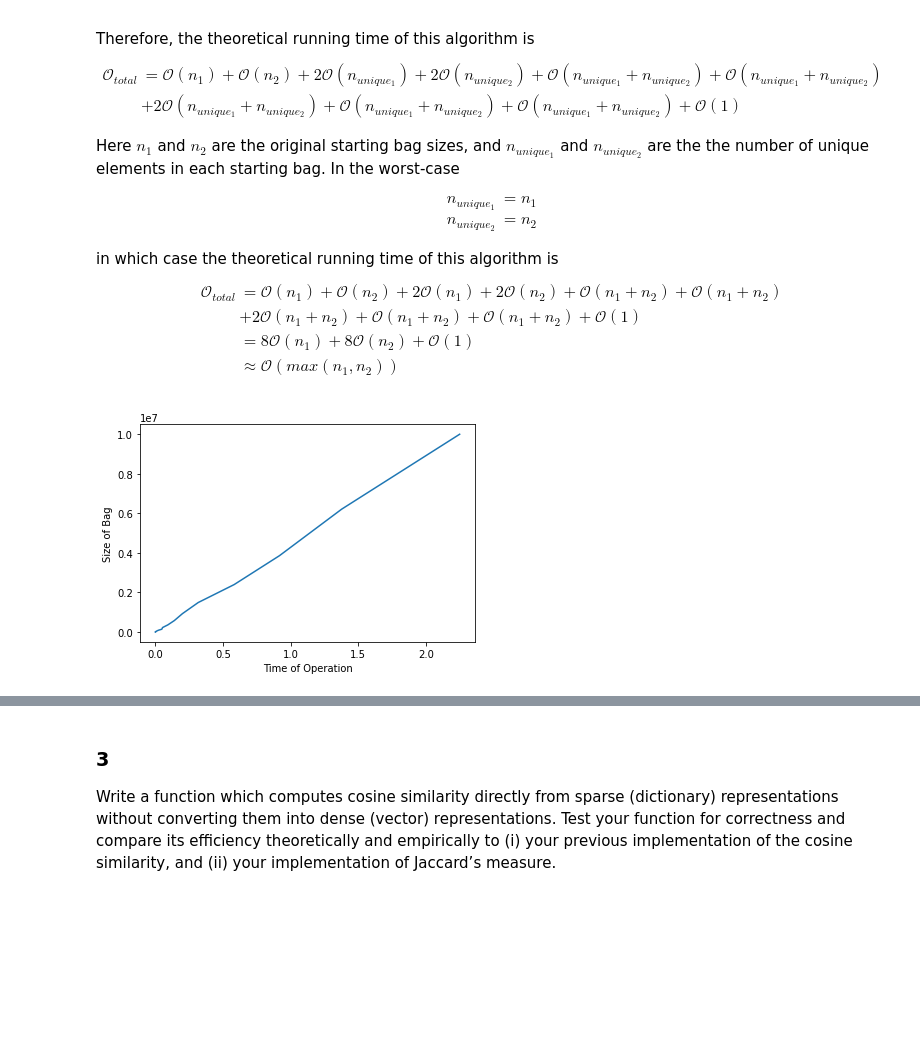
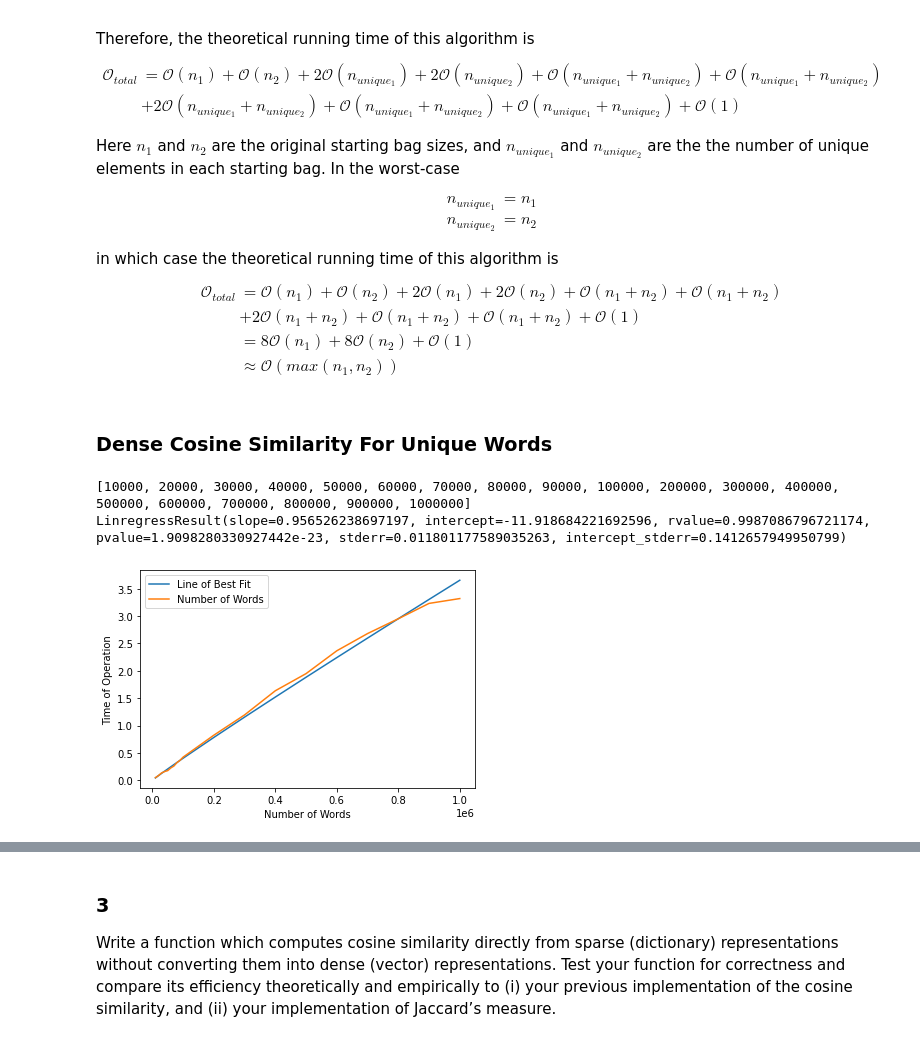
Before and after one commit to hwasc/ADS, a Jupyter notebook: ADS_report.ipynb, the cells around one changed output, grey strips where cells are left out. Drawn from its saved outputs; the diff is of its cells as text; code cells hidden in the pictures; blank space fills up the shorter version.

```diff
--- a/ADS_report.ipynb
+++ b/ADS_report.ipynb
@@ -271,7 +462,7 @@ plt.show()
 What is the theoretical worst case running time of the cosine similarity measure applied to documents represented as (dense representation) vectors? Show that this is the case empirically. Estimate the constant for your implementation and computer. Compare using the implementation of the dot product in numpy with your own implementation.
 # %%
 #Function that computes Cosine similarity of two bags using dense vector representations
-def dense_cosine_similarity(bag1: Bag, bag2: Bag):
+def dense_cosine_similarity(bag1: Bag, bag2: Bag, using_numpy_dot=False):
     import math
     counts1 = bag1.counts()
     counts2 = bag2.counts()
@@ -284,9 +475,15 @@ def dense_cosine_similarity(bag1: Bag, bag2: Bag):
     vector2 = [counts2[word] if word in counts2 else 0 for word in all_words]
 
     #Compute cosine similarity
-    dot_product = sum([x*y for x,y in zip(vector1, vector2)])
-    magnitude1 = math.sqrt(sum([x**2 for x in vector1]))
-    magnitude2 = math.sqrt(sum([x**2 for x in vector2]))
+    if not using_numpy_dot:
+        dot_product = sum([x*y for x,y in zip(vector1, vector2)])
+        magnitude1 = math.sqrt(sum([x**2 for x in vector1]))
+        magnitude2 = math.sqrt(sum([x**2 for x in vector2]))
+    else:
+        dot_product = np.dot(vector1, vector2)
+        magnitude1 = np.linalg.norm(vector1)
+        magnitude2 = np.linalg.norm(vector1)
+
     return dot_product/(magnitude1*magnitude2)
 # %% [markdown]
 ### Time Complexity
@@ -349,15 +546,40 @@ $$
 \end{align*}
 \end{equation*}
 $$
-# %%
-words = sample_n_words(list_of_words_20k, 1)
-start = 1
-stop = 7
-step = 5*(stop - start)
-# plot_bagsize_vs_time_with_similarity(words, [int(10**x) for x in np.linspace(1, 5, 100)])
-plot_bagsize_vs_meantime(dense_cosine_similarity, words, [int(10**x) for x in np.linspace(start, stop, step)], repeats=1)
-# plot_bagsize_vs_meantime(dense_cosine_similarity, words, range(10**6, 10**7, 10**6), repeats=1)
-
-plt.show()
-# %% [output]
-[figure, removed]
+# %% [markdown]
+### Dense Cosine Similarity For Unique Words
+# %%
+import matplotlib.pyplot as plt
+import matplotlib
+import scipy.stats as stats
+
+words = list_of_words_1M
+
+number_of_words_range = power_list(10, 4, 6, 10)
+print(number_of_words_range)
+unique_words = True
+similarity_function = dense_cosine_similarity
+with_numpy = False
+
+number_of_words, times = number_of_words_vs_time(   words,\
+                                                    number_of_words_range,\
+                                                    unique_words,\
+                                                    similarity_function,\
+                                                    with_numpy)
+
+constants = stats.linregress(np.log(number_of_words), np.log(times))
+
+print(constants)
+line_of_best_fit = [np.exp(constants[1])*x**constants[0] for x in number_of_words_range]
+
+plt.plot(number_of_words, line_of_best_fit, label="Line of Best Fit")
+
+plt.plot(number_of_words, times, label="Number of Words")
+plt.ylabel("Time of Operation")
+plt.xlabel("Number of Words")
+plt.legend()
+plt.show()
+# %% [output]
+[10000, 20000, 30000, 40000, 50000, 60000, 70000, 80000, 90000, 100000, 200000, 300000, 400000, 500000, 600000, 700000, 800000, 900000, 1000000]
+LinregressResult(slope=0.956526238697197, intercept=-11.918684221692596, rvalue=0.9987086796721174, pvalue=1.9098280330927442e-23, stderr=0.011801177589035263, intercept_stderr=0.1412657949950799)
+[figure, added]
```
Also changed, not shown: parts of 42 cells of this notebook.
